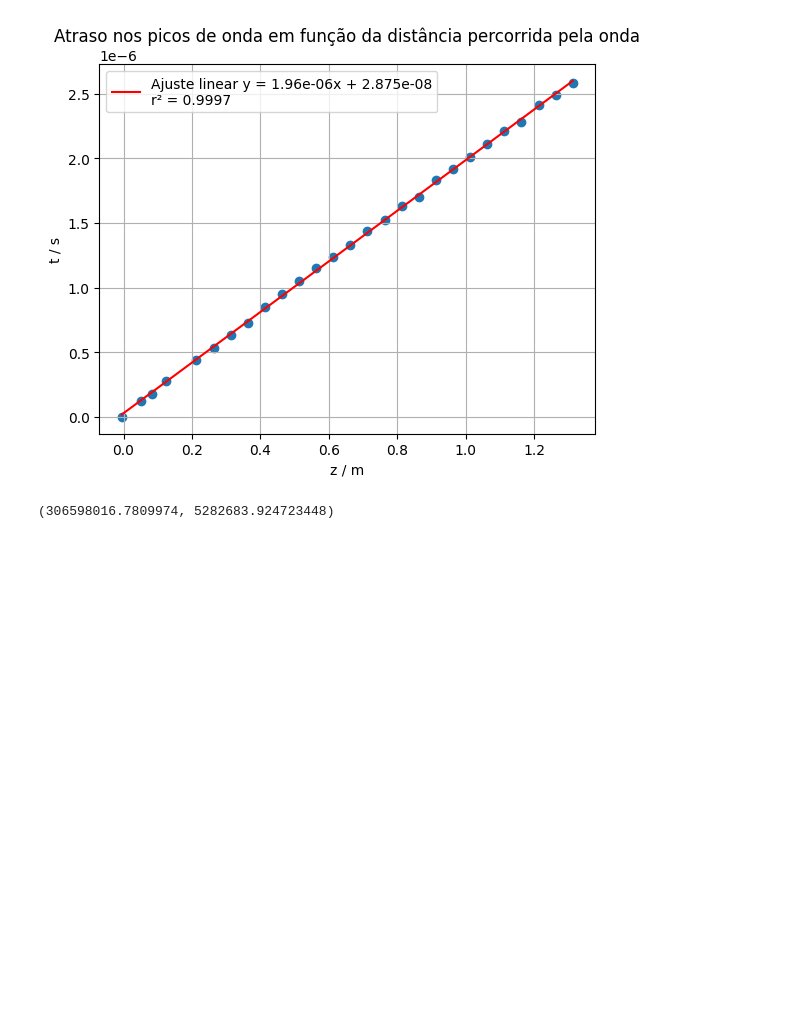
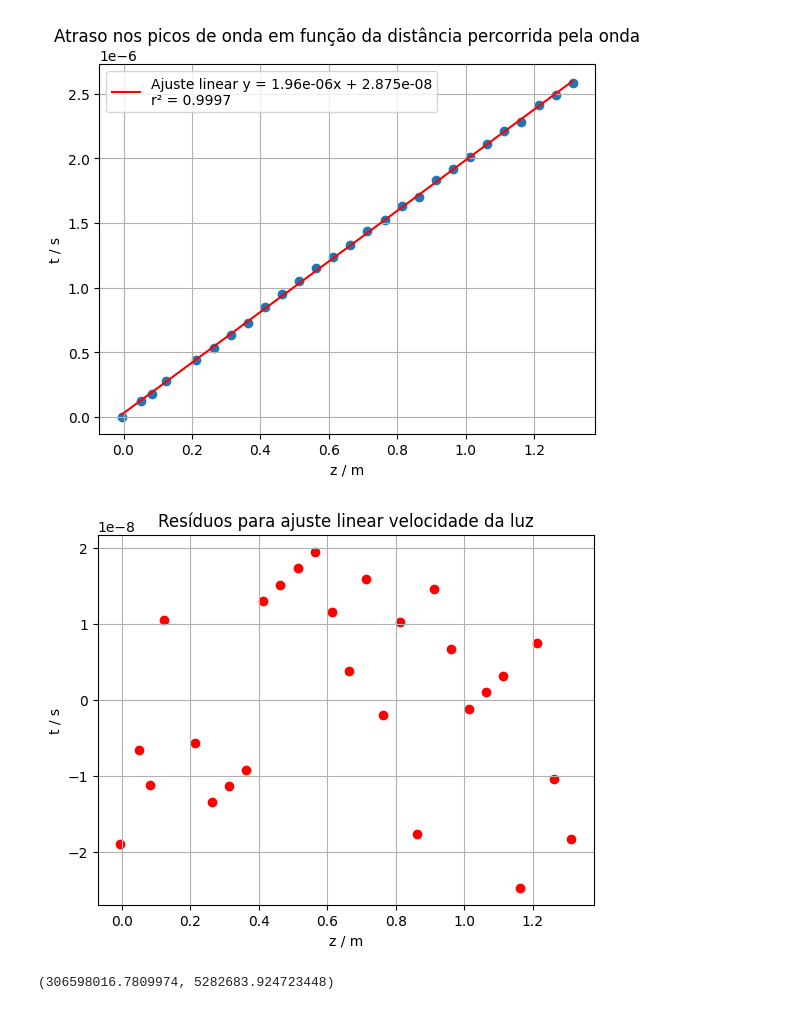
Before and after one commit to MRDias12/LabsIII, a Jupyter notebook: PLs/PL9/polarity.ipynb, the cells around one changed output. Saved outputs shown, nothing was run; the diff lists cells and outputs as text; code cells hidden in the pictures; blank space fills up the shorter version.

```diff
--- a/PLs/PL9/polarity.ipynb
+++ b/PLs/PL9/polarity.ipynb
@@ -145,6 +169,16 @@ plt.grid()
 plt.show()
 # %% [output]
 [figure]
+# %%
+#residuos
+plt.scatter(z, dt - linreg(z, params3[0], params3[1]), color = "r")
+plt.title("Resíduos para ajuste linear velocidade da luz")
+plt.ylabel("t / s")
+plt.xlabel("z / m")
+plt.grid()
+plt.show()
+# %% [output]
+[figure, added]
 # %%
 f = 6e7 #fm
 Tmr = 1/100000 #periodo da onda de f = fm-fr
```
Also changed, not shown: parts of 2 cells of this notebook, 3 other files.
